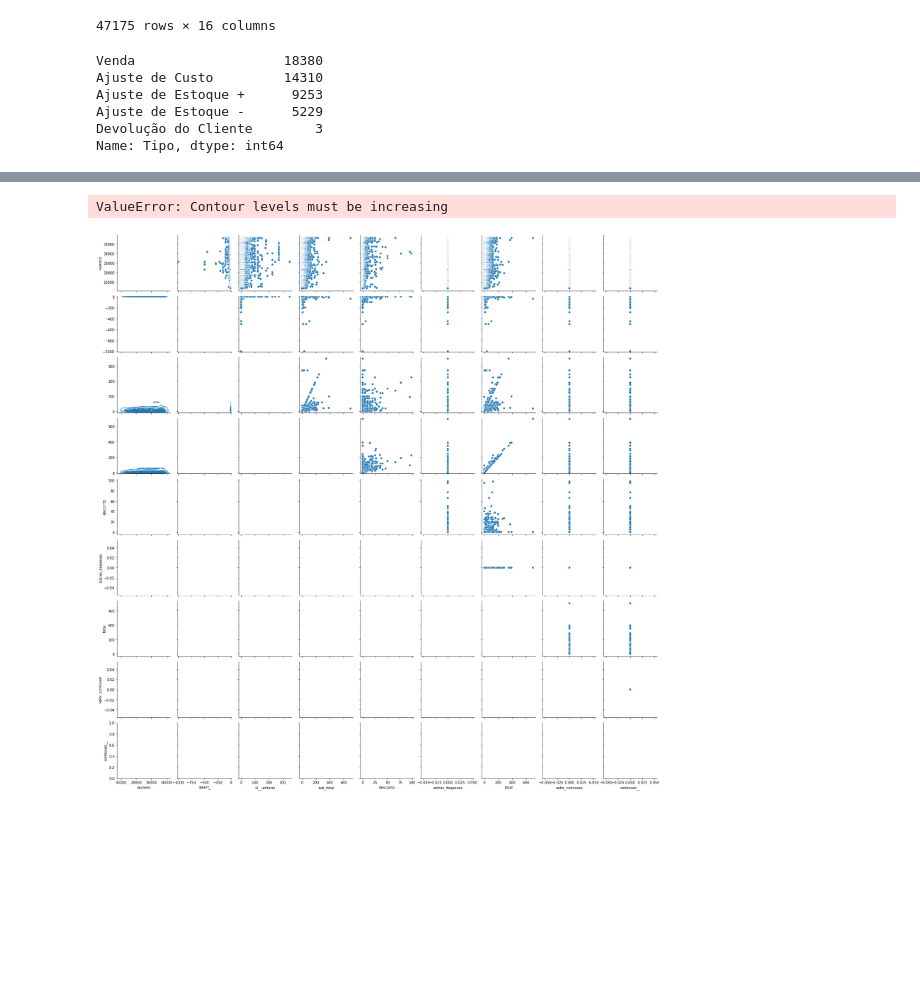
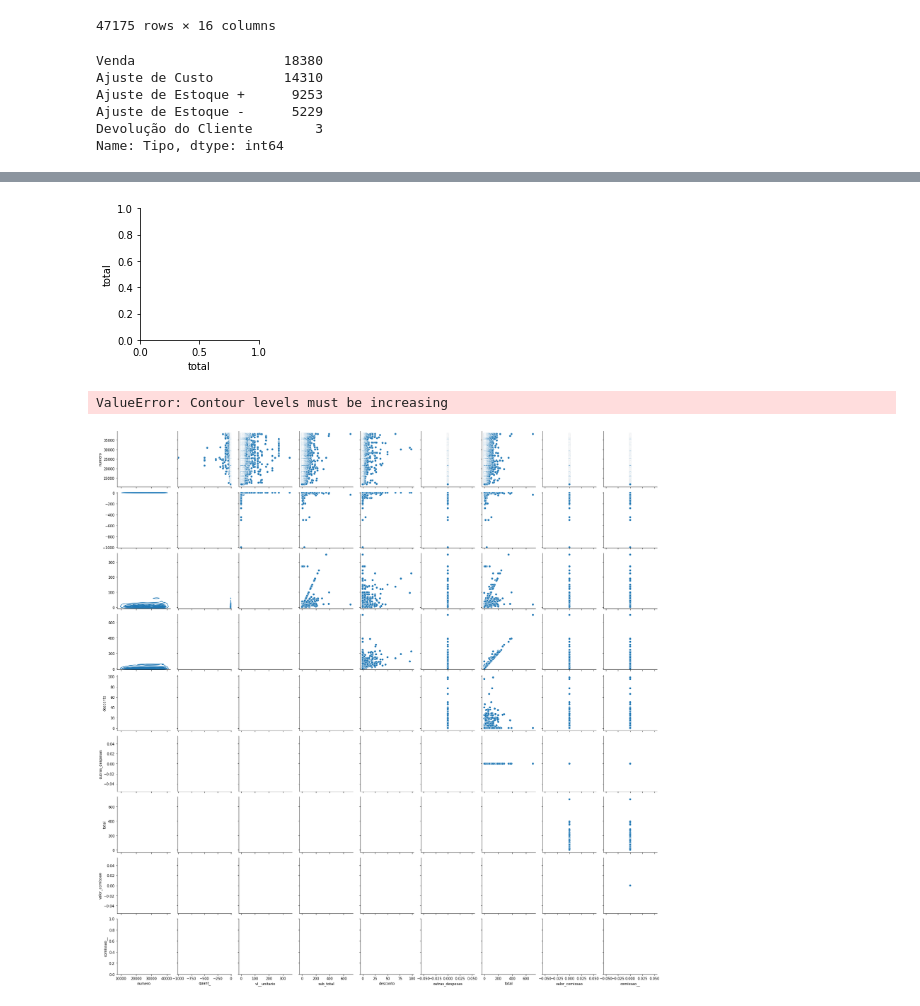
Before and after one commit to donbigode/Timeseries-prediction-model, a Jupyter notebook: Analysis/EDA.ipynb, the cells around one changed output, grey strips where cells are left out. Drawn from its saved outputs; the diff is of its cells as text; code cells hidden in the pictures; blank space fills up the shorter version.

```diff
--- a/Analysis/EDA.ipynb
+++ b/Analysis/EDA.ipynb
@@ -1073,3 +1073,12 @@ Ajuste de Estoque +      9253
 Ajuste de Estoque -      5229
 Devolução do Cliente        3
 Name: Tipo, dtype: int64
+# %%
+#bring unique values of codigo and categoria from tempo_em_estoque
+tempo_em_estoque_uniq = tempo_em_estoque[['codigo','categoria','descricao']].drop_duplicates(keep='first')
+
+#check duplicates
+tempo_em_estoque_uniq.duplicated().sum()
+
+tempo_em_estoque_uniq.rename(columns={'descricao': 'produto'}, inplace=True)
+tempo_em_estoque_uniq
@@ -1075,0 +1099,6 @@ Name: Tipo, dtype: int64
+# %%
+
+
+dataframe_transacoes_produto_tratado_1 = dataframe_transacoes_produto_tratado[dataframe_transacoes_produto_tratado['tipo'] == 'Venda']
+dataframe_transacoes_produto_tratado_1= dataframe_transacoes_produto_tratado_1.drop_duplicates(keep='first')
+dataframe_transacoes_produto_tratado_1.duplicated().sum()
@@ -1075,0 +1107,2 @@ Name: Tipo, dtype: int64
+# %%
+dataframe_transacoes_produto_tratado_2 = dataframe_transacoes_produto_tratado_1.merge(tempo_em_estoque_uniq, on='produto', how='left')
@@ -1075,0 +1125,3 @@ Name: Tipo, dtype: int64
+# %%
+df = dataframe_transacoes_produto_tratado_2[['categoria','total','data']]
+df
@@ -1076,3 +1152,8 @@ Name: Tipo, dtype: int64
+# %%
+sns.PairGrid(df[['categoria','data','total']], hue ='categoria')
+plt.show()
+# %% [output]
+[figure, added]
 # %%
 g = sns.PairGrid(dataframe_transacoes_produto_tratado[dataframe_transacoes_produto_tratado['tipo'] == 'Venda'],hue='tipo')
 g.map_upper(sns.scatterplot)
```
Also changed, not shown: parts of 6 cells of this notebook, 1 other file.
